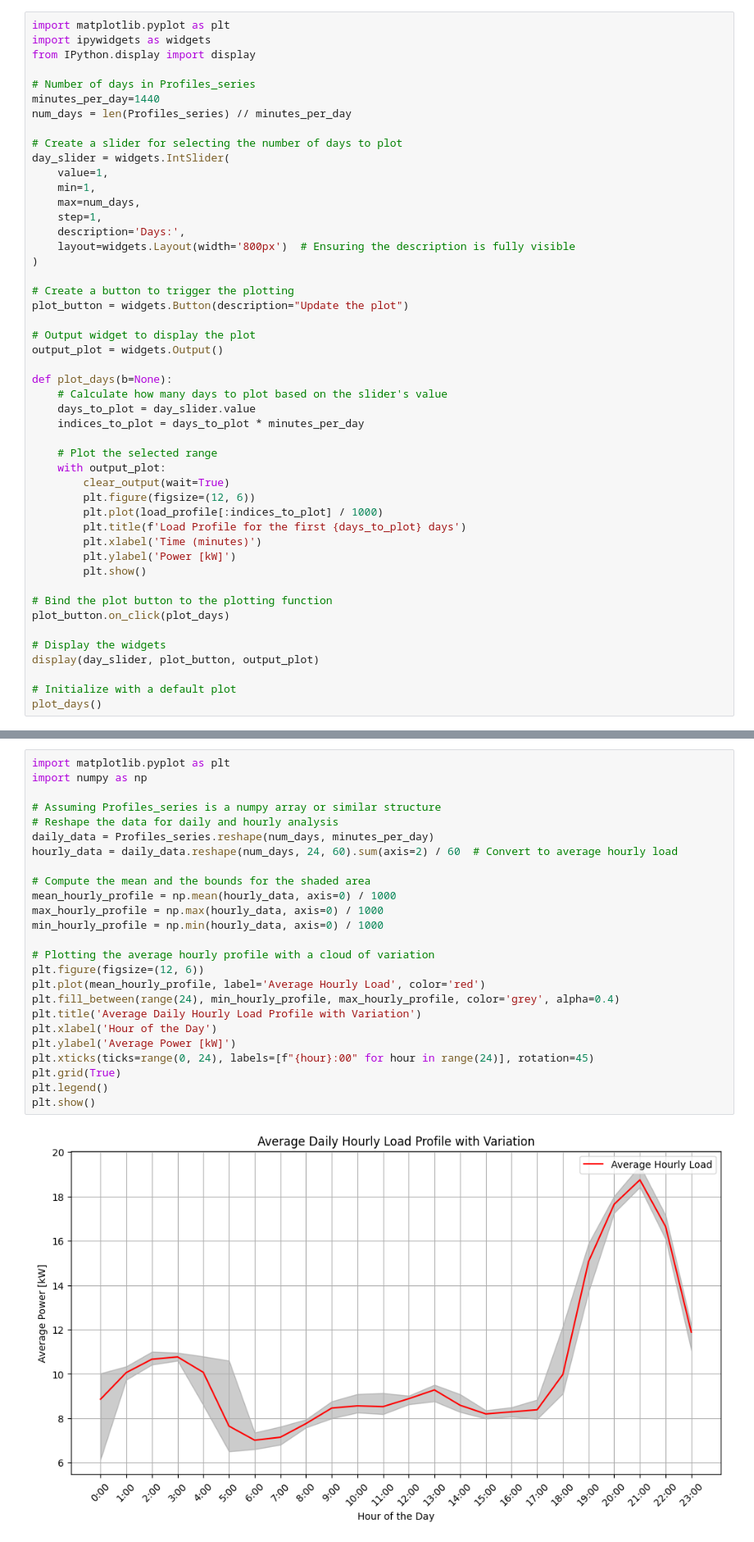
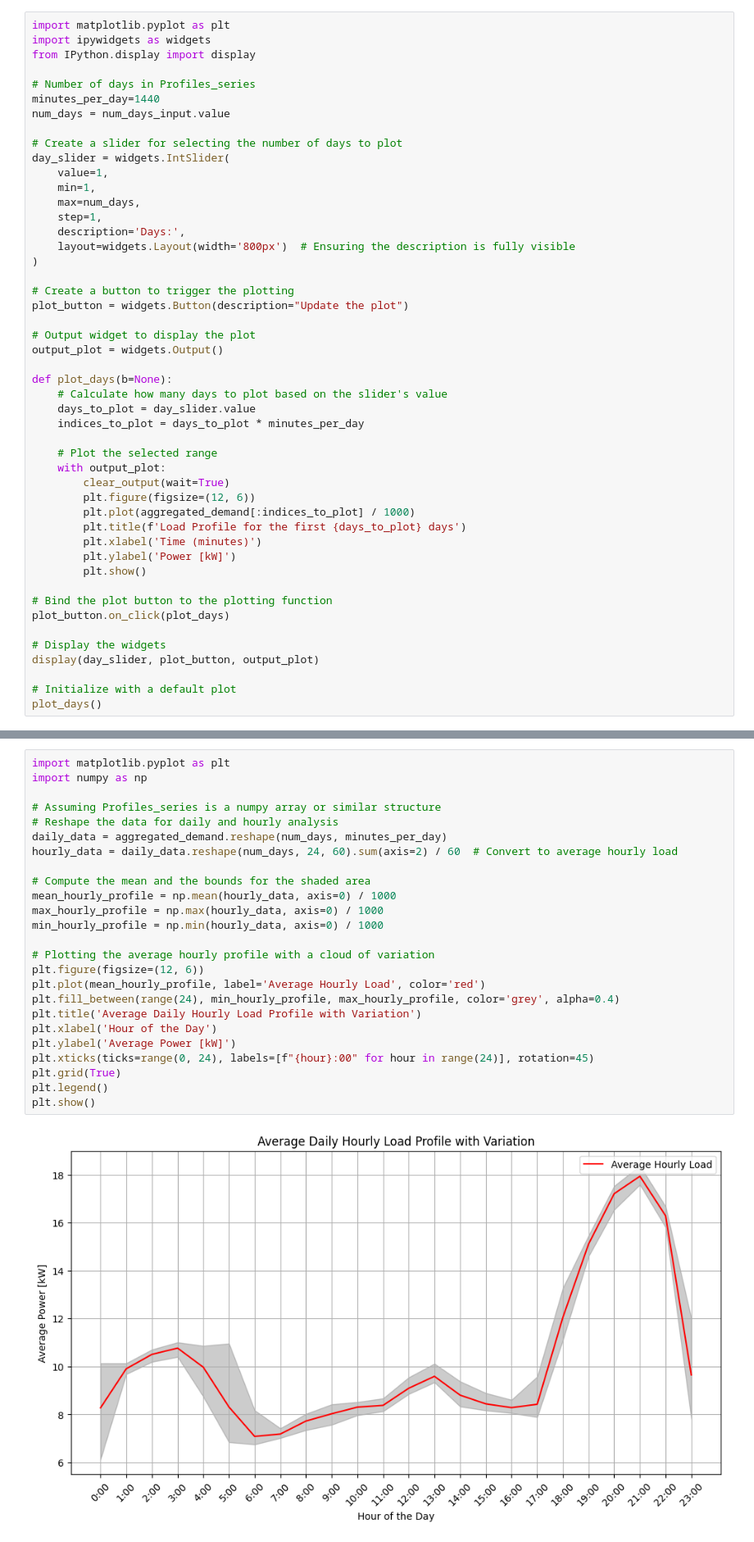
Before and after one commit to SESAM-Polimi/JupyRAMP, a Jupyter notebook: ramp/Jupyter Notebooks/RAMP Example Village - Excel.ipynb, the cells around one changed output, grey strips where cells are left out. Shown: that part at 82% size. Saved outputs shown, nothing was run; the diff lists cells and outputs as text.

```diff
--- a/ramp/Jupyter Notebooks/RAMP Example Village - Excel.ipynb
+++ b/ramp/Jupyter Notebooks/RAMP Example Village - Excel.ipynb
@@ -307,7 +320,7 @@ from IPython.display import display
 
 # Number of days in Profiles_series
 minutes_per_day=1440
-num_days = len(Profiles_series) // minutes_per_day
+num_days = num_days_input.value
 
 # Create a slider for selecting the number of days to plot
 day_slider = widgets.IntSlider(
@@ -334,7 +347,7 @@ def plot_days(b=None):
     with output_plot:
         clear_output(wait=True)
         plt.figure(figsize=(12, 6))
-        plt.plot(load_profile[:indices_to_plot] / 1000)
+        plt.plot(aggregated_demand[:indices_to_plot] / 1000)
         plt.title(f'Load Profile for the first {days_to_plot} days')
         plt.xlabel('Time (minutes)')
         plt.ylabel('Power [kW]')
@@ -358,30 +371,30 @@ This section visualizes the average hourly electricity demand across multiple da
 # %%
 import matplotlib.pyplot as plt
 import numpy as np
 
 # Assuming Profiles_series is a numpy array or similar structure
 # Reshape the data for daily and hourly analysis
-daily_data = Profiles_series.reshape(num_days, minutes_per_day)
+daily_data = aggregated_demand.reshape(num_days, minutes_per_day)
 hourly_data = daily_data.reshape(num_days, 24, 60).sum(axis=2) / 60  # Convert to average hourly load
 
 # Compute the mean and the bounds for the shaded area
 mean_hourly_profile = np.mean(hourly_data, axis=0) / 1000
 max_hourly_profile = np.max(hourly_data, axis=0) / 1000
 min_hourly_profile = np.min(hourly_data, axis=0) / 1000
 
 # Plotting the average hourly profile with a cloud of variation
 plt.figure(figsize=(12, 6))
 plt.plot(mean_hourly_profile, label='Average Hourly Load', color='red')
 plt.fill_between(range(24), min_hourly_profile, max_hourly_profile, color='grey', alpha=0.4)
 plt.title('Average Daily Hourly Load Profile with Variation')
 plt.xlabel('Hour of the Day')
 plt.ylabel('Average Power [kW]')
 plt.xticks(ticks=range(0, 24), labels=[f"{hour}:00" for hour in range(24)], rotation=45)
 plt.grid(True)
 plt.legend()
 plt.show()
 # %% [output]
-[figure, old version]
+[figure, new version]
 # %% [markdown]
 ## Exporting the Results
 
```
Also changed, not shown: parts of 2 cells of this notebook.
